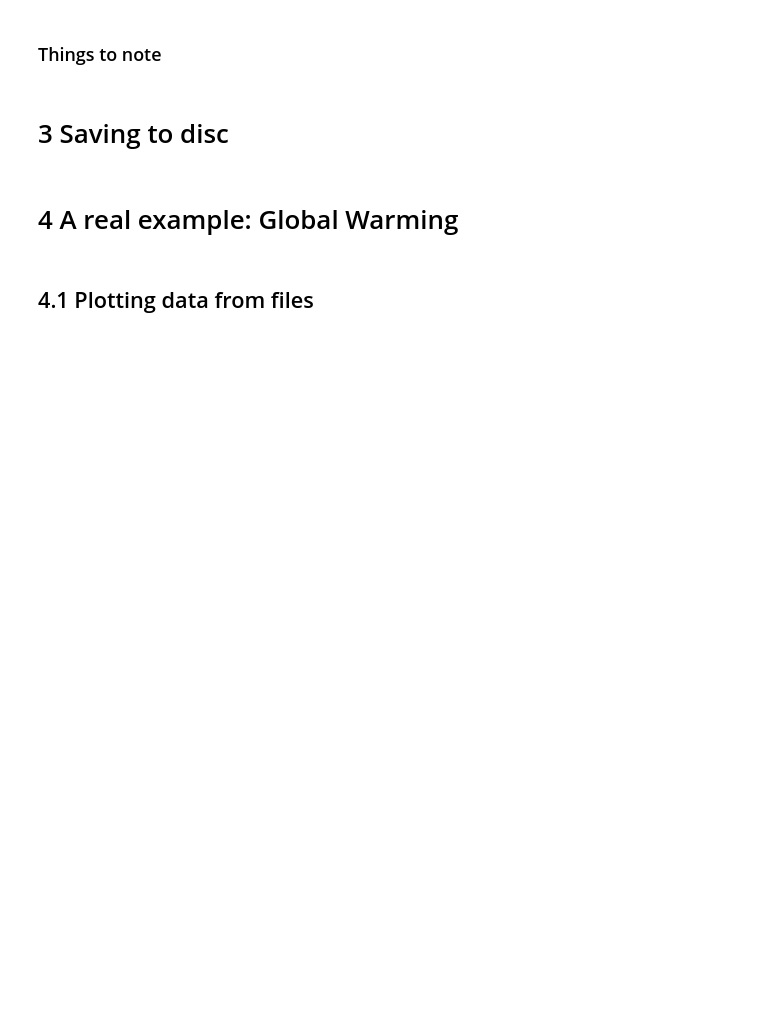
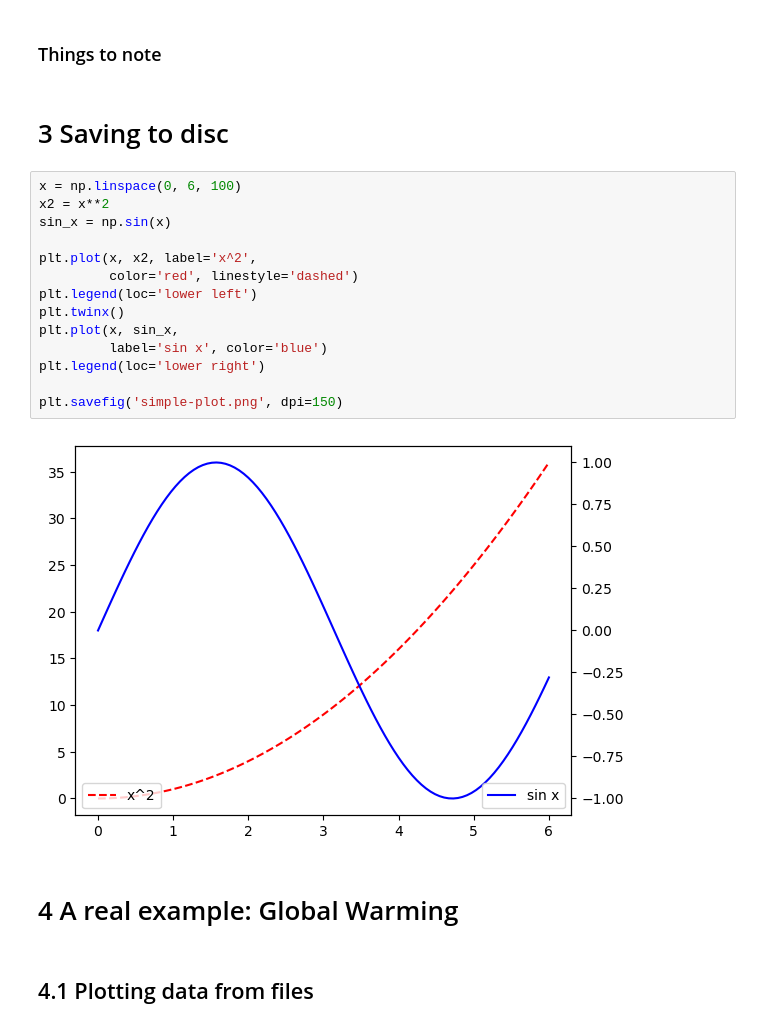
Before and after one commit to SPS-SP2273/learning-portfolio-zach335en-blip, a Jupyter notebook: 7.1_plotting/plotting_(need).ipynb, the cells around one changed output. Cells and saved outputs as stored; diff of their text form; blank space fills up the shorter version.

```diff
--- a/7.1_plotting/plotting_(need).ipynb
+++ b/7.1_plotting/plotting_(need).ipynb
@@ -166,6 +181,22 @@ TypeError: 'str' object is not callable
 ### Things to note
 # %% [markdown]
 # 3 Saving to disc
+# %%
+x = np.linspace(0, 6, 100)
+x2 = x**2
+sin_x = np.sin(x)
+
+plt.plot(x, x2, label='x^2',
+         color='red', linestyle='dashed')
+plt.legend(loc='lower left')
+plt.twinx()
+plt.plot(x, sin_x,
+         label='sin x', color='blue')
+plt.legend(loc='lower right')
+
+plt.savefig('simple-plot.png', dpi=150)
+# %% [output]
+[figure, added]
 # %% [markdown]
 # 4 A real example: Global Warming
 # %% [markdown]
```
Also changed, not shown: parts of 12 cells of this notebook, 4 other files.
